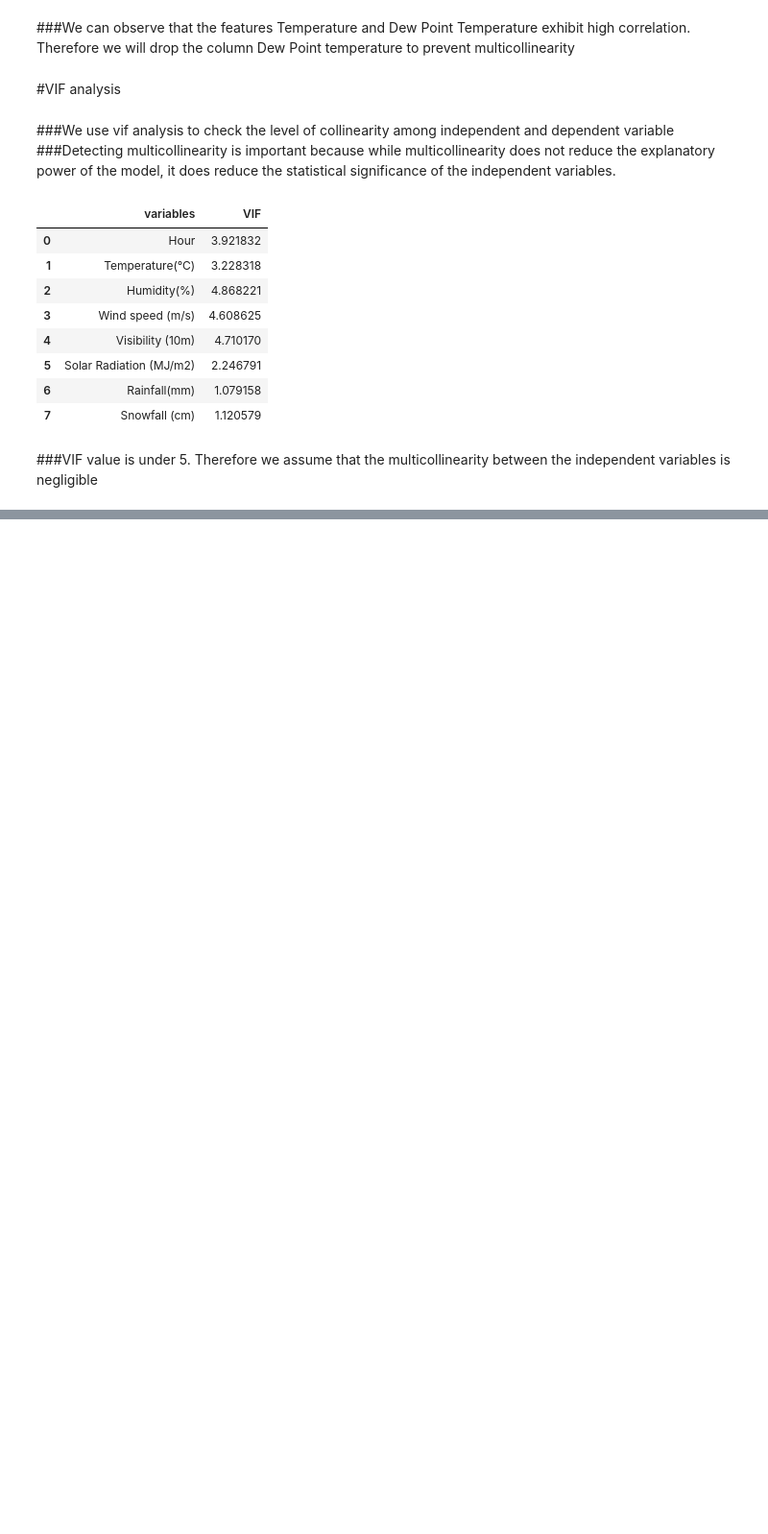
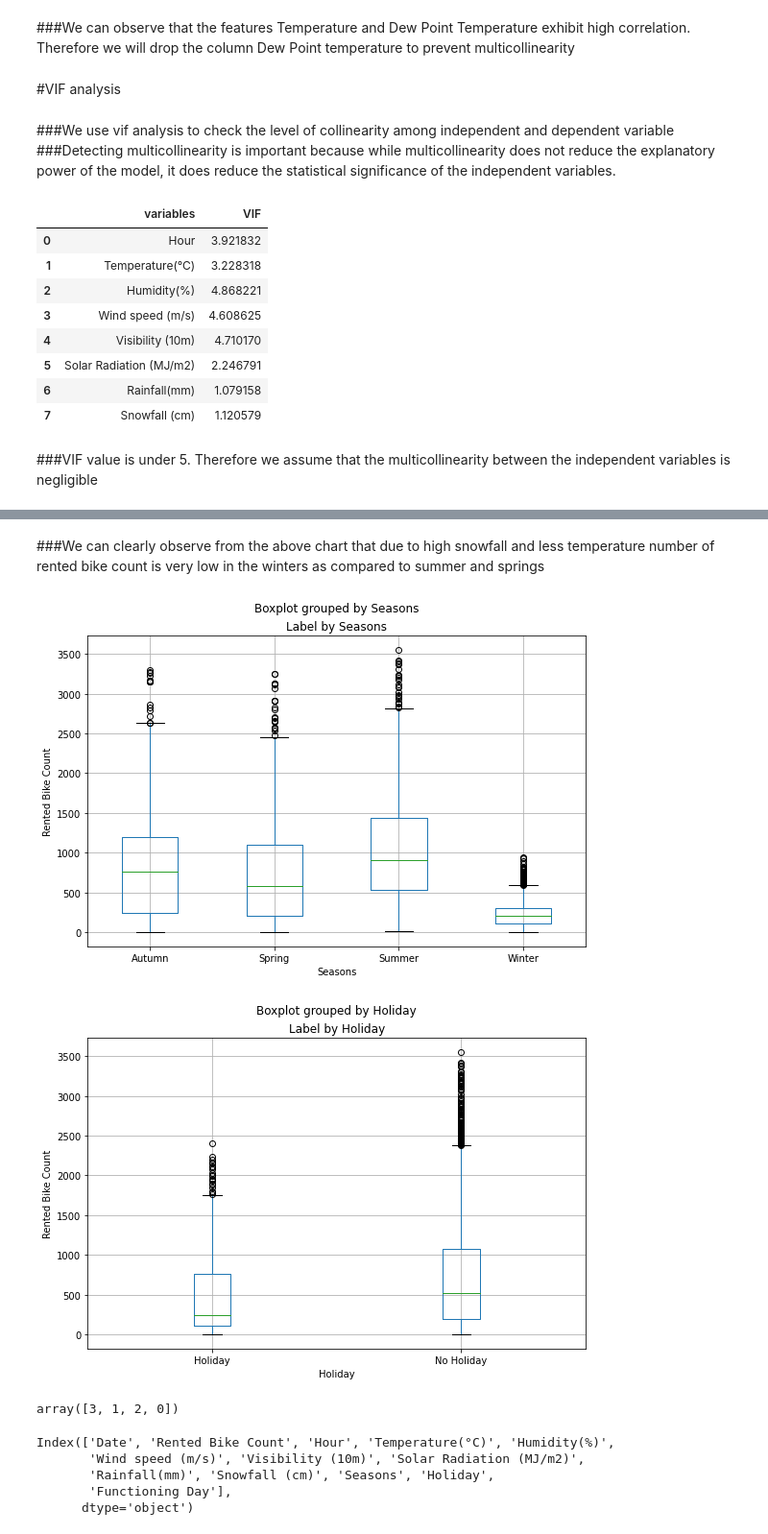
Before and after one commit to nivyathiruvoth/Seoul-Bike-Sharing-Demand-Prediction, a Jupyter notebook: Bike_Sharing_Demand_Prediction.ipynb, the cells around one changed output, grey strips where cells are left out. Shown: that part at 96% size. Drawn from its saved outputs; the diff is of its cells as text; code cells hidden in the pictures; blank space fills up the shorter version.

```diff
--- a/Bike_Sharing_Demand_Prediction.ipynb
+++ b/Bike_Sharing_Demand_Prediction.ipynb
@@ -266,0 +323,16 @@ calc_vif(new_df[[i for i in new_df.describe().columns if i not in ['Rented Bike
+# %% [markdown]
+
+###We can clearly observe from the above chart that  due to high snowfall  and  less temperature number of rented bike count is very low in the winters as compared to summer and springs
+# %%
+#Obtain boxplot
+for col in categorical_variable:
+  if col not in ["Date","Functioning Day"]:
+      fig = plt.figure(figsize=(9, 6))
+      ax = fig.gca()
+      new_df.boxplot(column = 'Rented Bike Count', by = col, ax = ax)
+      ax.set_title('Label by ' + col)
+      ax.set_ylabel('Rented Bike Count')
+plt.show()
+# %% [output]
+[figure, added]
+[figure, added]
@@ -266,0 +343,22 @@ calc_vif(new_df[[i for i in new_df.describe().columns if i not in ['Rented Bike
+# %%
+# Import label encoder
+from sklearn import preprocessing
+
+# label_encoder object knows how to understand word labels.
+label_encoder = preprocessing.LabelEncoder()
+
+# Encode labels in column 'seasons'.
+new_df['Seasons']= label_encoder.fit_transform(df['Seasons'])
+
+#Obtain unique elements in "Seasons"
+new_df['Seasons'].unique()
+# %% [output]
+array([3, 1, 2, 0])
+# %%
+new_df.columns
+# %% [output]
+Index(['Date', 'Rented Bike Count', 'Hour', 'Temperature(°C)', 'Humidity(%)',
+       'Wind speed (m/s)', 'Visibility (10m)', 'Solar Radiation (MJ/m2)',
+       'Rainfall(mm)', 'Snowfall (cm)', 'Seasons', 'Holiday',
+       'Functioning Day'],
+      dtype='object')
```
Also changed, not shown: parts of 26 cells of this notebook.
